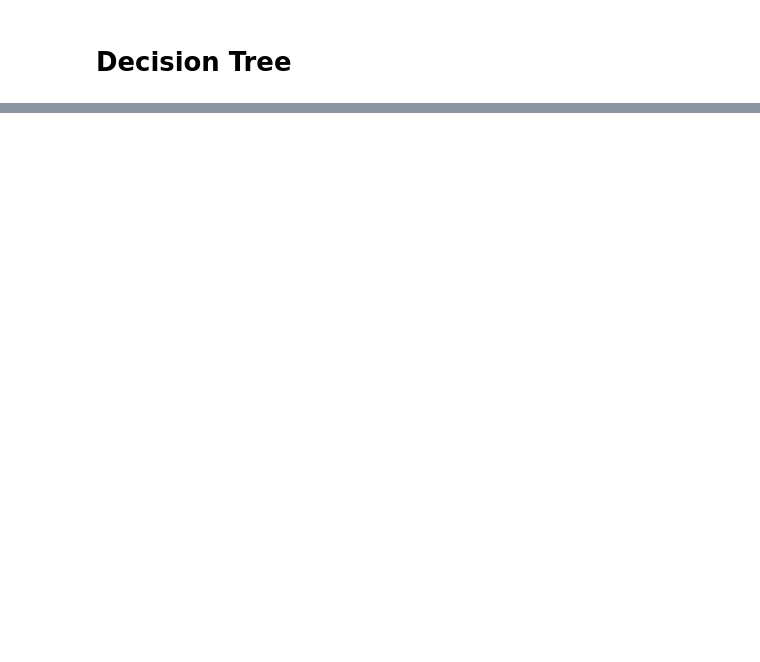
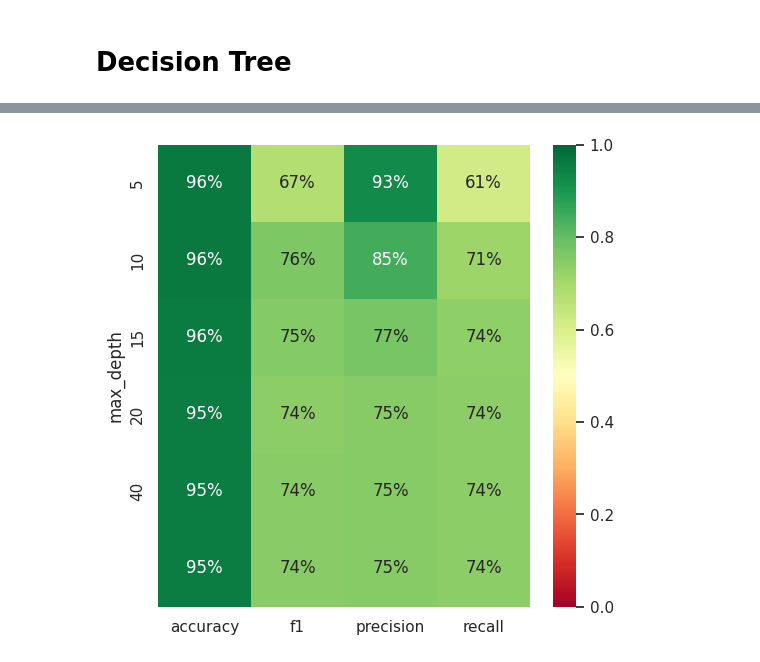
Before and after one commit to KamilMatejuk/Articles, a Jupyter notebook: Machine Learning/02. Decision Trees explained/main.ipynb, the cells around one changed output, grey strips where cells are left out. Saved outputs shown, nothing was run; the diff lists cells and outputs as text; code cells hidden in the pictures; blank space fills up the shorter version.

```diff
--- a/Machine Learning/02. Decision Trees explained/main.ipynb
+++ b/Machine Learning/02. Decision Trees explained/main.ipynb
@@ -30,0 +43,4 @@ Cleaning...
+# %%
+test(df, 'max_depth', [5, 10, 15, 20, 40, None], dict(criterion='entropy'))
+# %% [output]
+[figure, added]
```
Also changed, not shown: parts of 8 cells of this notebook, 1 other file.
